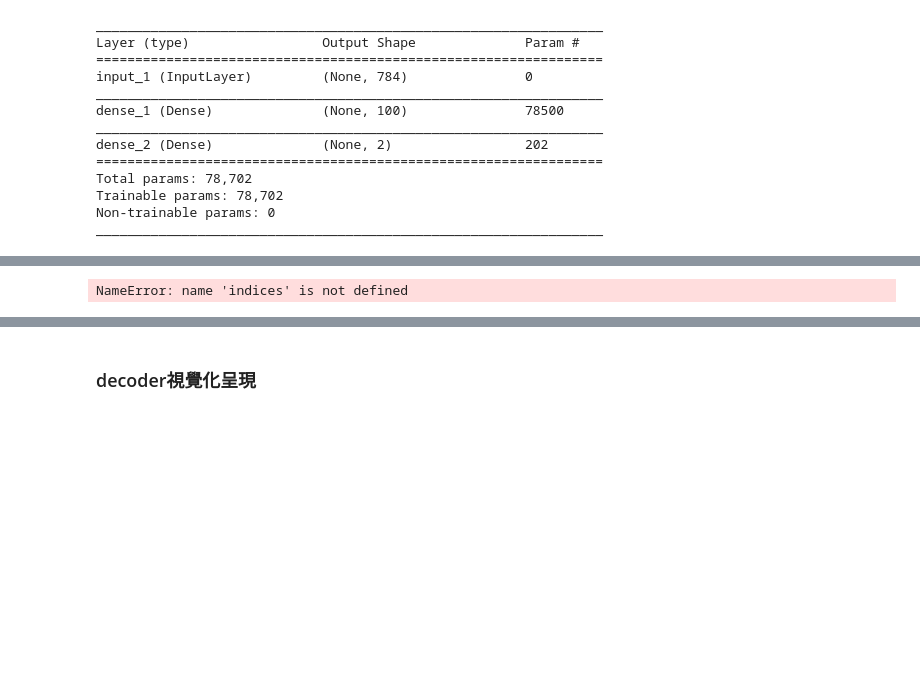
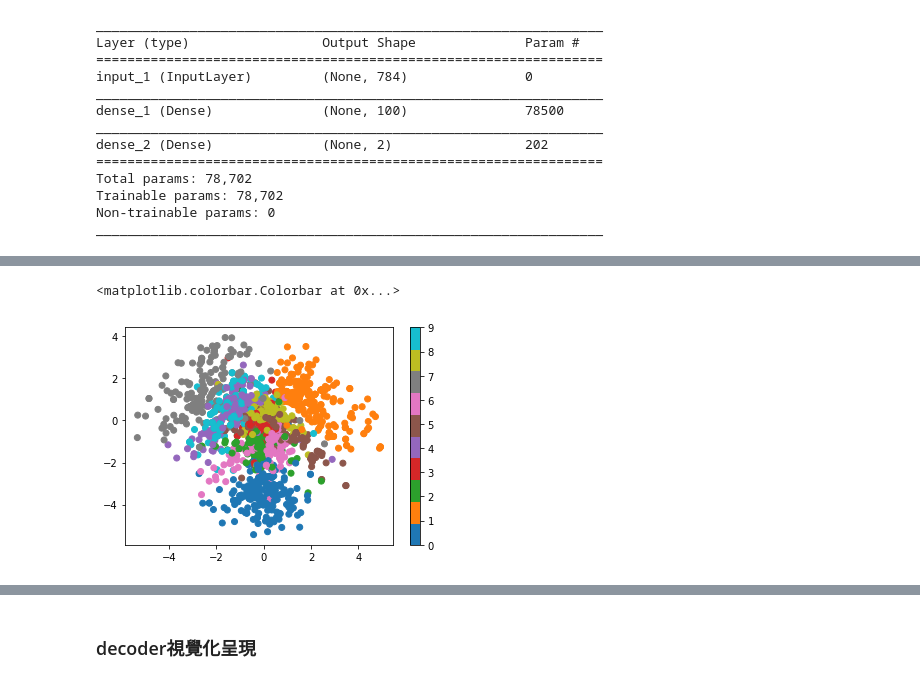
Before and after one commit to YuChunTsao/PythonMLDL, a Jupyter notebook: homework1101/homework1101.ipynb, the cells around one changed output, grey strips where cells are left out. Drawn from its saved outputs; the diff is of its cells as text; code cells hidden in the pictures; blank space fills up the shorter version.

```diff
--- a/homework1101/homework1101.ipynb
+++ b/homework1101/homework1101.ipynb
@@ -167,10 +167,12 @@ print("第 %d 圖的 latent 表示為 %s" %(idx, VAE_Encoder.predict(x_train[idx
 # %%
 # 分類繪製
+indices = np.random.randint(x_test.shape[0], size=2000)
 VAE_latents = VAE_Encoder.predict(x_test[indices])
 plt.scatter(VAE_latents[:, 0], VAE_latents[:, 1], c=y_test0[indices], cmap='tab10')
 plt.colorbar()
 # %% [output]
-NameError: name 'indices' is not defined
+<matplotlib.colorbar.Colorbar at 0x...>
+[figure, added]
 # %%
 # decoder
 h_input = Input(shape=(2,))
```
Also changed, not shown: parts of 8 cells of this notebook, 2 other files.
